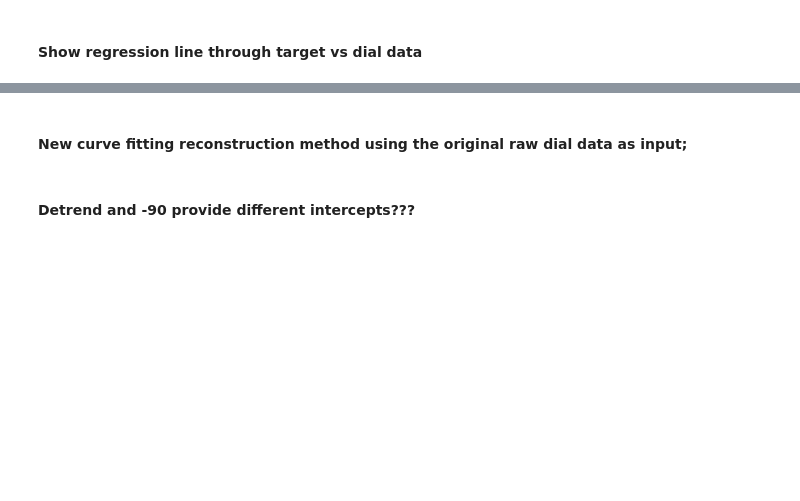
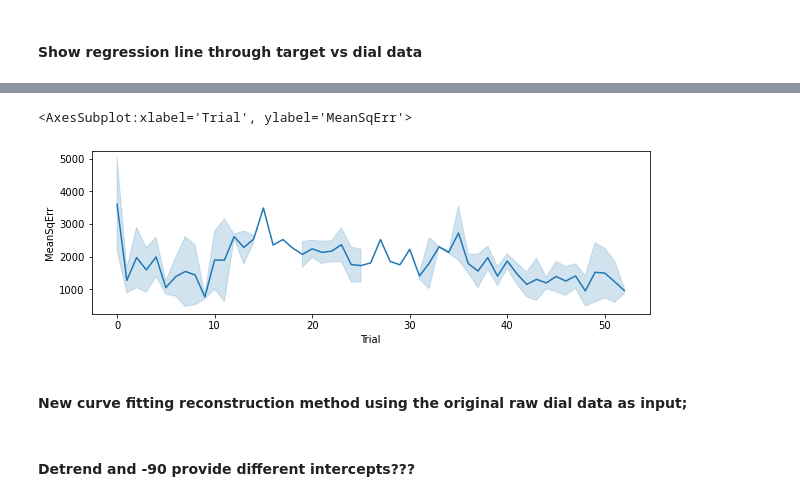
Before and after one commit to DiarKarim/SubEscape, a Jupyter notebook: SubEscape_Data_Analysis/SubEsc_Analysis.ipynb, the cells around one changed output, grey strips where cells are left out. Drawn from its saved outputs; the diff is of its cells as text; code cells hidden in the pictures; blank space fills up the shorter version.

```diff
--- a/SubEscape_Data_Analysis/SubEsc_Analysis.ipynb
+++ b/SubEscape_Data_Analysis/SubEsc_Analysis.ipynb
@@ -671,3 +644,10 @@ KeyError: 'Dial_Raw'
+# %%
+df_metrics = df_metrics.reset_index()
+# %%
+sns.lineplot(x = 'Trial', y = 'MeanSqErr', data = df_metrics)
+# %% [output]
+<AxesSubplot:xlabel='Trial', ylabel='MeanSqErr'>
+[figure, added]
 # %% [markdown]
 #### New curve fitting reconstruction method using the original raw dial data as input;
 # %% [markdown]
```
Also changed, not shown: parts of 18 cells of this notebook, 30 other files.
